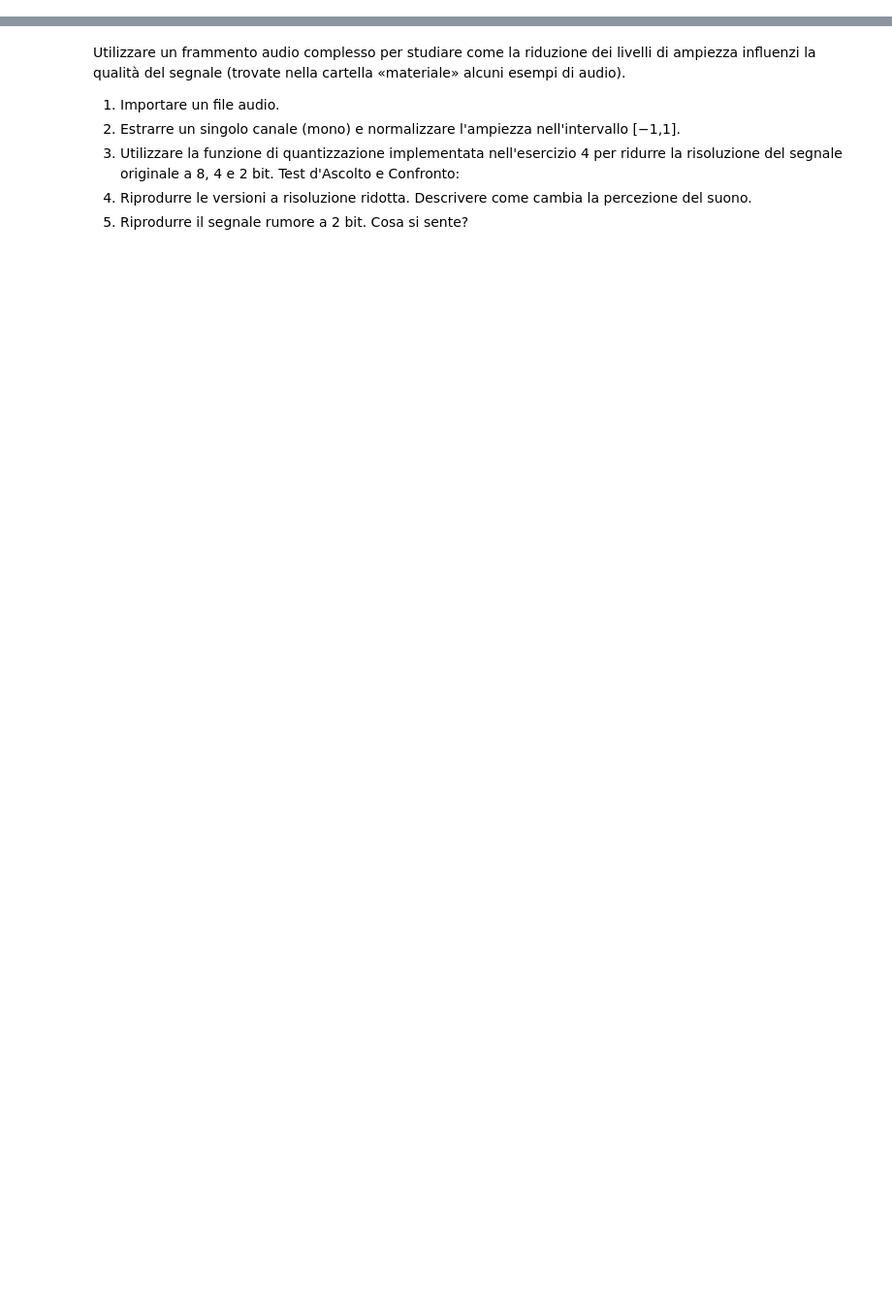
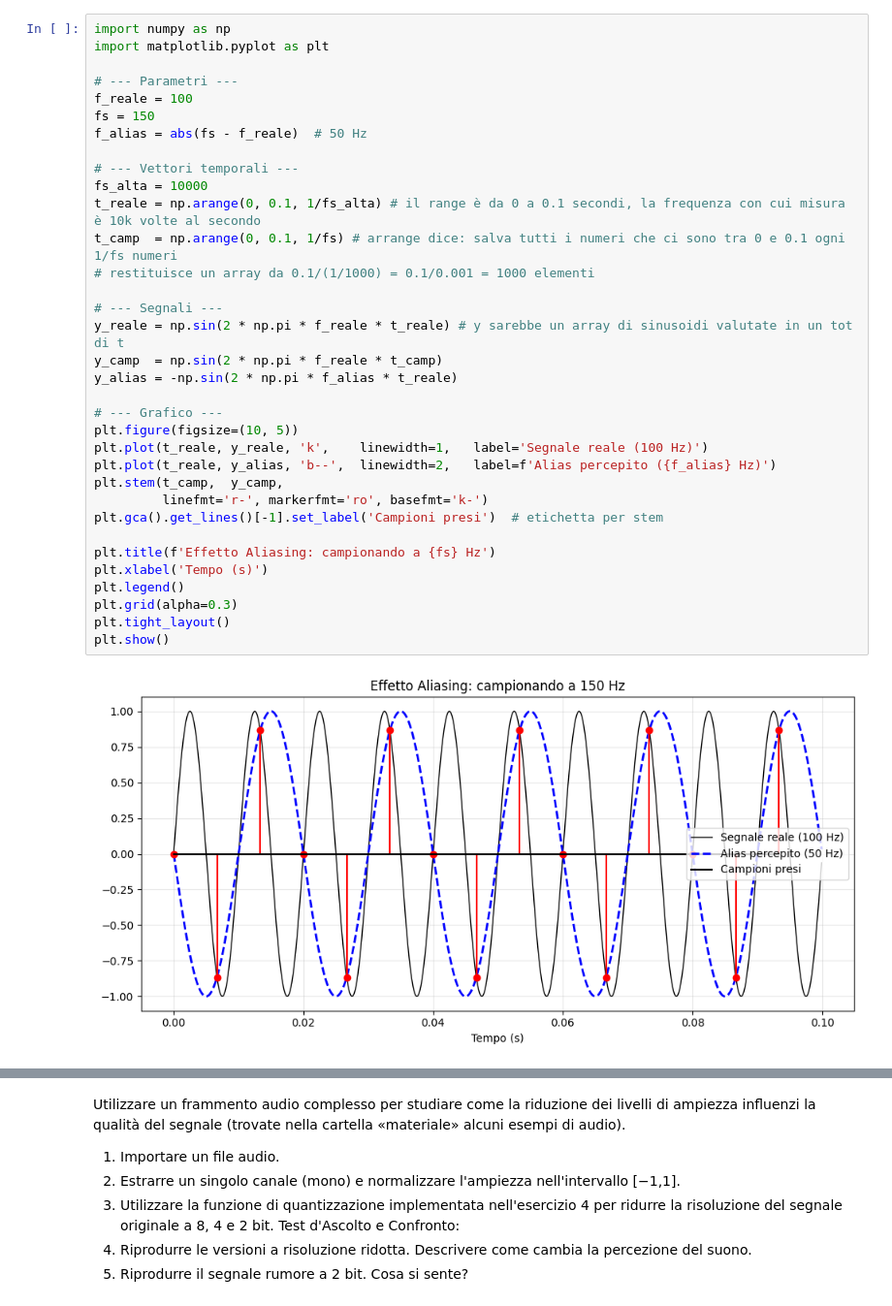
Before and after one commit to Obi-Jian/Human-computer-interactions, a Jupyter notebook: Exercises.ipynb, the cells around one changed output, grey strips where cells are left out. Shown at 97% size. Cells and saved outputs as stored; diff of their text form; blank space fills up the shorter version.

```diff
--- a/Exercises.ipynb
+++ b/Exercises.ipynb
@@ -0,0 +9,36 @@
+# %%
+import numpy as np
+import matplotlib.pyplot as plt
+
+# --- Parametri ---
+f_reale = 100
+fs = 150
+f_alias = abs(fs - f_reale)  # 50 Hz
+
+# --- Vettori temporali ---
+fs_alta = 10000
+t_reale = np.arange(0, 0.1, 1/fs_alta) # il range è da 0 a 0.1 secondi, la frequenza con cui misura è 10k volte al secondo
+t_camp  = np.arange(0, 0.1, 1/fs) # arrange dice: salva tutti i numeri che ci sono tra 0 e 0.1 ogni 1/fs numeri
+# restituisce un array da 0.1/(1/1000) = 0.1/0.001 = 1000 elementi
+
+# --- Segnali ---
+y_reale = np.sin(2 * np.pi * f_reale * t_reale) # y sarebbe un array di sinusoidi valutate in un tot di t
+y_camp  = np.sin(2 * np.pi * f_reale * t_camp)
+y_alias = -np.sin(2 * np.pi * f_alias * t_reale)
+
+# --- Grafico ---
+plt.figure(figsize=(10, 5))
+plt.plot(t_reale, y_reale, 'k',    linewidth=1,   label='Segnale reale (100 Hz)')
+plt.plot(t_reale, y_alias, 'b--',  linewidth=2,   label=f'Alias percepito ({f_alias} Hz)')
+plt.stem(t_camp,  y_camp,
+         linefmt='r-', markerfmt='ro', basefmt='k-')
+plt.gca().get_lines()[-1].set_label('Campioni presi')  # etichetta per stem
+
+plt.title(f'Effetto Aliasing: campionando a {fs} Hz')
+plt.xlabel('Tempo (s)')
+plt.legend()
+plt.grid(alpha=0.3)
+plt.tight_layout()
+plt.show()
+# %% [output]
+[figure, added]
```
Also changed, not shown: parts of 9 cells of this notebook.
